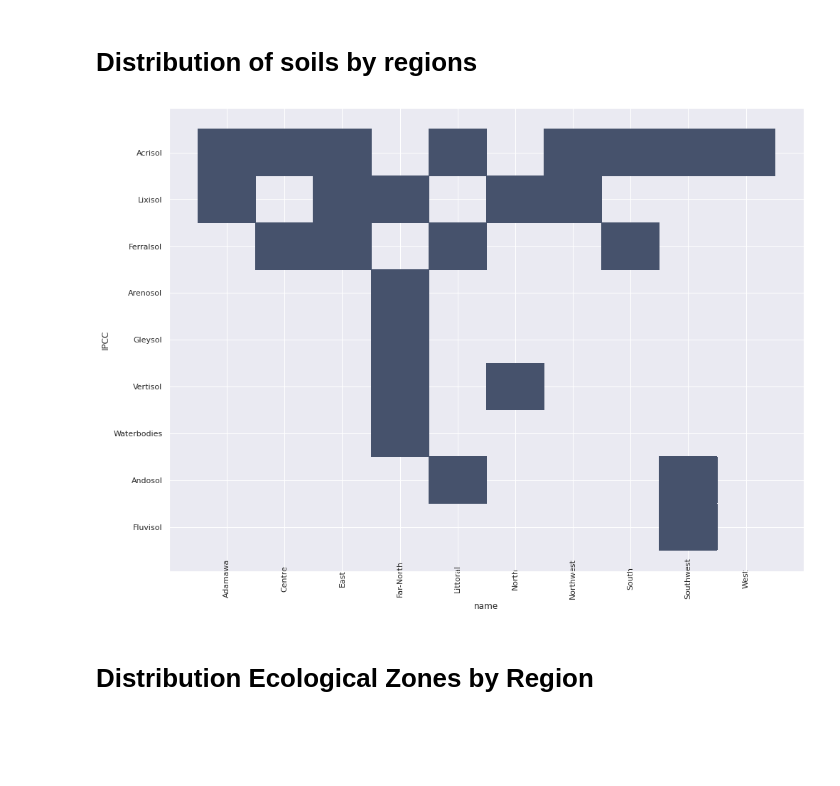
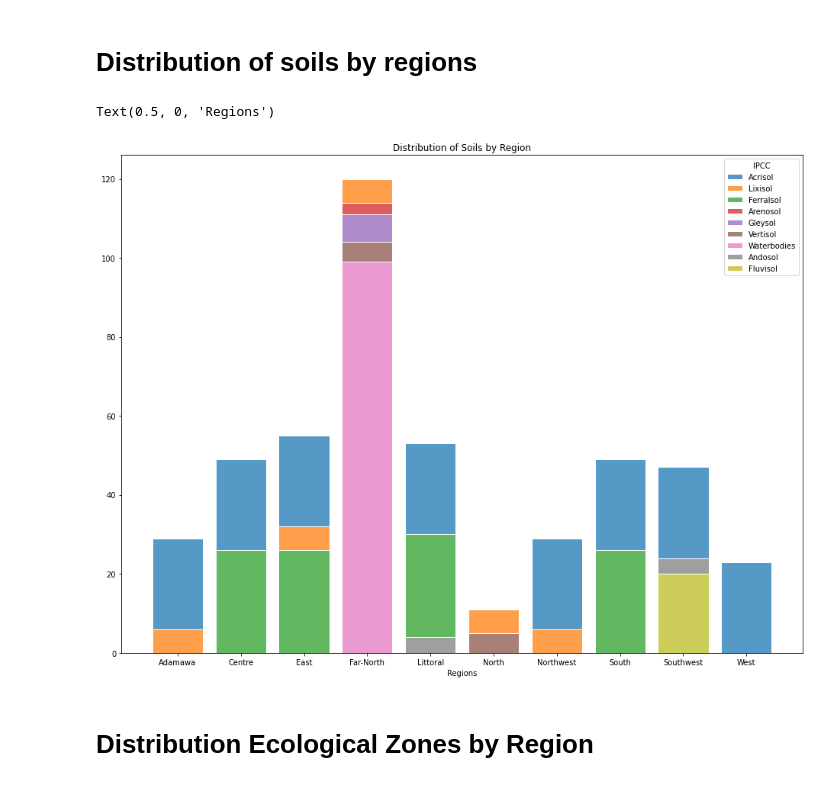
Before and after one commit to Simpleshell3/CMR-Land-Sector-Analysis, a Jupyter notebook: CMR_Land_Use.ipynb, the cells around one changed output. Cells and saved outputs as stored; diff of their text form; code cells hidden in the pictures; blank space fills up the shorter version.

```diff
--- a/CMR_Land_Use.ipynb
+++ b/CMR_Land_Use.ipynb
@@ -194,15 +259,31 @@ ax.set_title('Cameroon''s Soil Resources', fontsize=13);
 # %% [markdown]
 # **Distribution of soils by regions**
-# %%
-fig, ax = plt.subplots(1, 1, figsize=(16, 12))
-sns.set(style="darkgrid")
-heat = sns.histplot(data=df_cwsr, x="name", y="IPCC")
-#heat.set_xticklabels(heat.get_xticklabels(), rotation=90)
-plt.setp(heat.get_xticklabels(), va="center", rotation=90)
-#plt.tick_params(axis='x', which='major', labelsize=30)
-plt.show();
-# %% [output]
-[figure, removed]
+# %%
+fig, ax = plt.subplots(1, 1, figsize=(16, 12))
+
+ax = sns.histplot(
+    df_cwsr,
+    x='name',
+    # Use the value variable here to turn histogram counts into weighted
+    # values.
+    weights='mg_code',
+    hue='IPCC',
+    multiple='stack',
+    #palette=['#24b1d1', '#ae24d1'],
+    # Add white borders to the bars.
+    edgecolor='white',
+    # Shrink the bars a bit so they don't touch.
+    shrink=0.8
+
+)
+
+ax.set_title('Distribution of Soils by Region')
+# Remove 'Count' ylabel.
+ax.set_ylabel(None)
+ax.set_xlabel('Regions')
+# %% [output]
+Text(0.5, 0, 'Regions')
+[figure, added]
 # %% [markdown]
 # **Distribution Ecological Zones by Region**
 # %%
```
Also changed, not shown: parts of 11 cells of this notebook.
